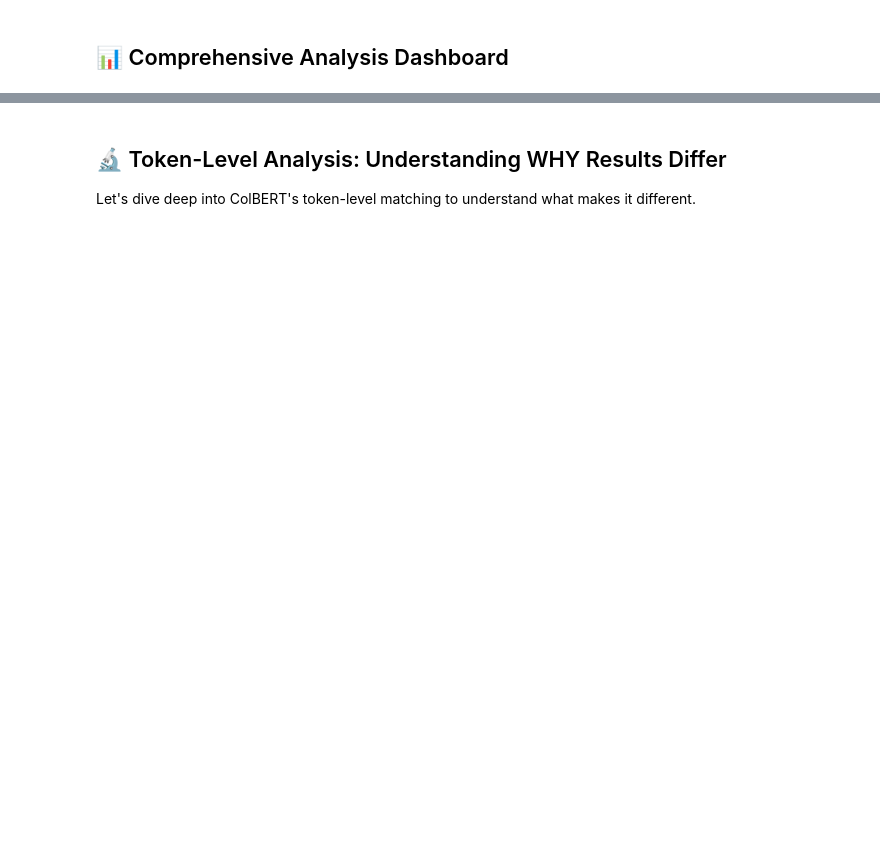
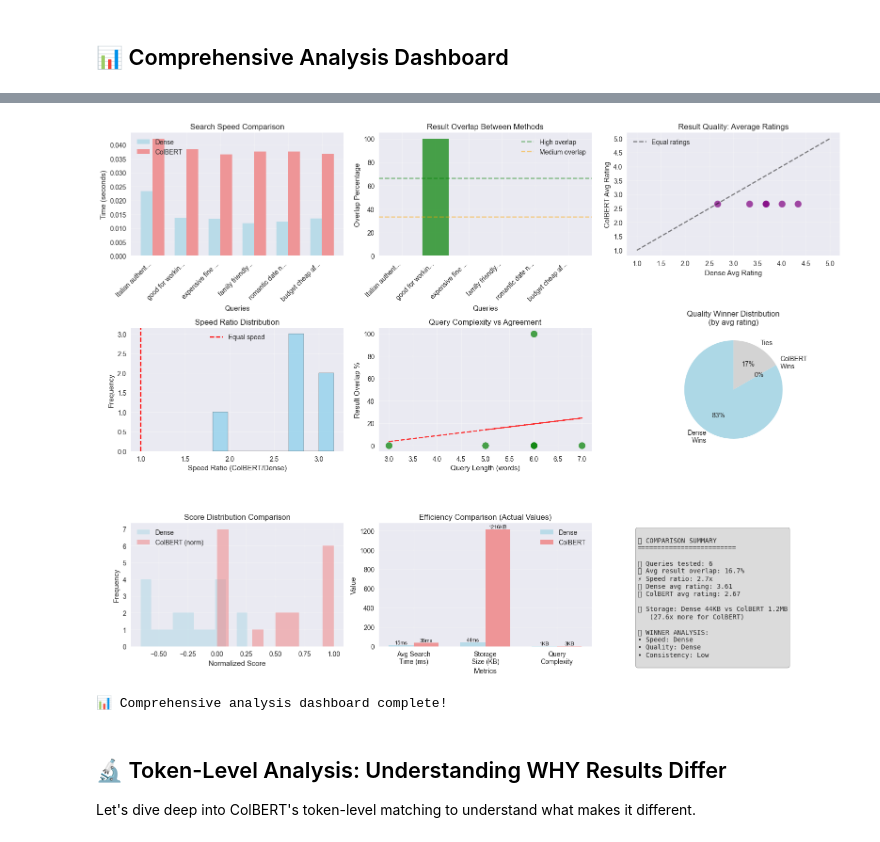
Before and after one commit to recalibr-ai/advanced-rag-experimentation, a Jupyter notebook: notebooks/ColBERT/4-Search-Comparison.ipynb, the cells around one changed output, grey strips where cells are left out. Cells and saved outputs as stored; diff of their text form; code cells hidden in the pictures; blank space fills up the shorter version.

```diff
--- a/notebooks/ColBERT/4-Search-Comparison.ipynb
+++ b/notebooks/ColBERT/4-Search-Comparison.ipynb
@@ -681,24 +855,44 @@ plt.title('Score Distribution Comparison')
 plt.legend()
 plt.grid(True, alpha=0.3)
 
-# 8. Search Efficiency Metrics
+# 8. Search Efficiency Metrics - UPDATED with actual storage values
 plt.subplot(3, 3, 8)
-metrics = ['Avg Search\nTime (ms)', 'Storage\nSize (MB)', 'Query\nComplexity']
-dense_metrics = [np.mean(dense_times) * 1000, 0.12, 1]  # Normalized values
-colbert_metrics = [np.mean(colbert_times) * 1000, 1.2, 3]  # Higher complexity
+metrics = ['Avg Search\nTime (ms)', 'Storage\nSize (KB)', 'Query\nComplexity']
+# Actual values from notebook 3
+dense_metrics = [np.mean(dense_times) * 1000, 44, 1]  # 44 KB actual storage
+colbert_metrics = [np.mean(colbert_times) * 1000, 1216, 3]  # 1216 KB actual storage
 
 x = np.arange(len(metrics))
 width = 0.35
 
-plt.bar(x - width/2, dense_metrics, width, label='Dense', alpha=0.8, color='lightblue')
-plt.bar(x + width/2, colbert_metrics, width, label='ColBERT', alpha=0.8, color='lightcoral')
+bars_dense = plt.bar(x - width/2, dense_metrics, width, label='Dense', alpha=0.8, color='lightblue')
+bars_colbert = plt.bar(x + width/2, colbert_metrics, width, label='ColBERT', alpha=0.8, color='lightcoral')
 
 plt.xlabel('Metrics')
-plt.ylabel('Relative Value')
-plt.title('Efficiency Comparison')
+plt.ylabel('Value')
+plt.title('Efficiency Comparison (Actual Values)')
 plt.xticks(x, metrics)
 plt.legend()
 plt.grid(True, alpha=0.3)
+
+# Add value labels on bars
+for bar in bars_dense:
+    height = bar.get_height()
+    if bar.get_x() < 1:  # Time metric
+        plt.text(bar.get_x() + bar.get_width()/2, height, f'{height:.0f}ms',
+                ha='center', va='bottom', fontsize=8)
+    elif bar.get_x() < 2:  # Storage metric
+        plt.text(bar.get_x() + bar.get_width()/2, height, f'{height:.0f}KB',
+                ha='center', va='bottom', fontsize=8)
+
+for bar in bars_colbert:
+    height = bar.get_height()
+    if bar.get_x() < 1:  # Time metric
+        plt.text(bar.get_x() + bar.get_width()/2, height, f'{height:.0f}ms',
+                ha='center', va='bottom', fontsize=8)
+    elif bar.get_x() < 2:  # Storage metric
+        plt.text(bar.get_x() + bar.get_width()/2, height, f'{height:.0f}KB',
+                ha='center', va='bottom', fontsize=8)
 
 # 9. Summary Statistics
 plt.subplot(3, 3, 9)
@@ -707,33 +901,39 @@ plt.axis('off')
 # Calculate summary stats
 avg_overlap = np.mean(overlaps)
 avg_speed_ratio = np.mean(speed_ratios)
 avg_dense_rating = np.mean(dense_avg_ratings)
 avg_colbert_rating = np.mean(colbert_avg_ratings)
 
 summary_text = f"""
 📊 COMPARISON SUMMARY
 {'='*25}
 
 🔍 Queries tested: {len(all_comparisons)}
 📈 Avg result overlap: {avg_overlap:.1f}%
 ⚡ Speed ratio: {avg_speed_ratio:.1f}x
 ⭐ Dense avg rating: {avg_dense_rating:.2f}
 ⭐ ColBERT avg rating: {avg_colbert_rating:.2f}
 
+💾 Storage: Dense 44KB vs ColBERT 1.2MB
+   (27.6x more for ColBERT)
+
 🏆 WINNER ANALYSIS:
 • Speed: {'Dense' if avg_speed_ratio > 1 else 'ColBERT'}
 • Quality: {'ColBERT' if avg_colbert_rating > avg_dense_rating else 'Dense' if avg_dense_rating > avg_colbert_rating else 'Tie'}
 • Consistency: {'High' if avg_overlap > 66 else 'Medium' if avg_overlap > 33 else 'Low'}
 """
 
 plt.text(0.05, 0.95, summary_text, transform=plt.gca().transAxes,
          fontsize=10, verticalalignment='top', fontfamily='monospace',
          bbox=dict(boxstyle='round', facecolor='lightgray', alpha=0.8))
 
 plt.tight_layout()
 plt.show()
 
 print("📊 Comprehensive analysis dashboard complete!")
+# %% [output]
+[figure, added]
+📊 Comprehensive analysis dashboard complete!
 # %% [markdown]
 ## 🔬 Token-Level Analysis: Understanding WHY Results Differ
 
```
Also changed, not shown: parts of 17 cells of this notebook, 2 other files.
